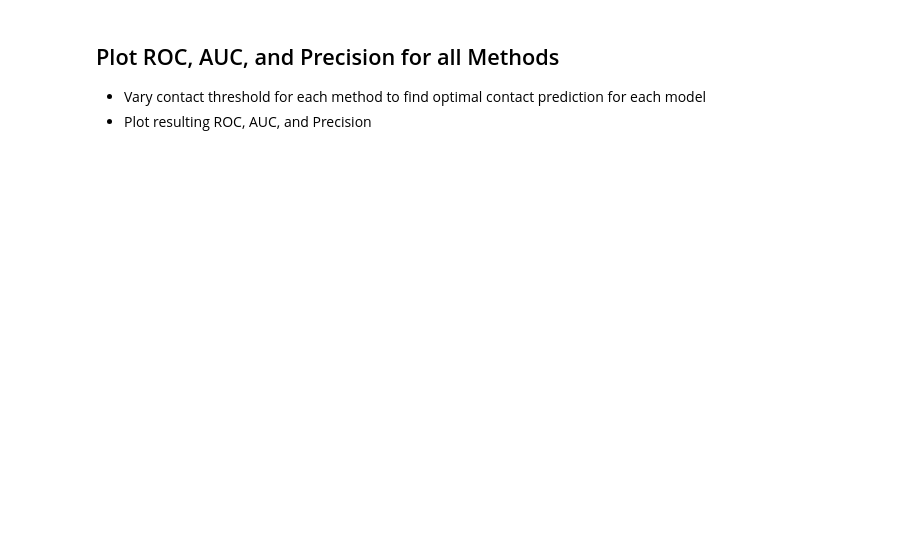
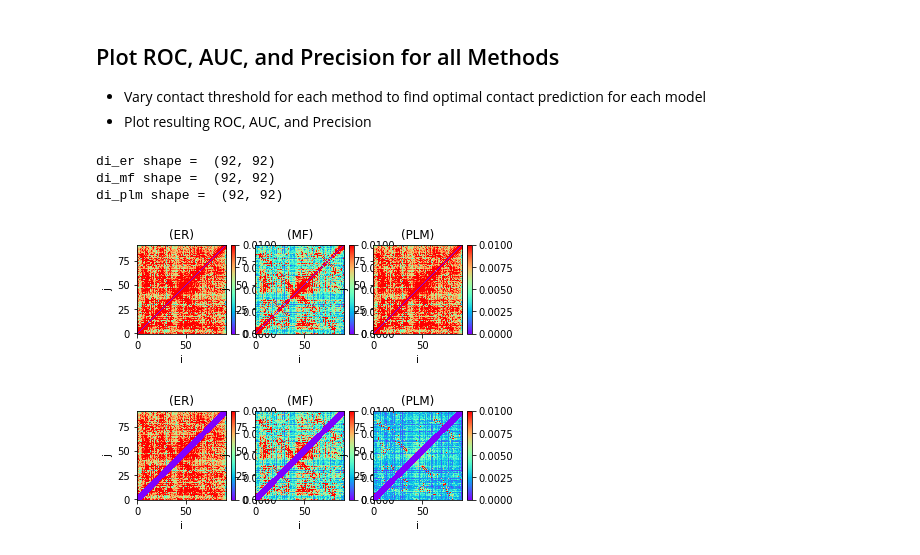
Before and after one commit to evancresswell/DCA_ER_old, a Jupyter notebook: DCA_compare_models.ipynb, the cells around one changed output. Saved outputs shown, nothing was run; the diff lists cells and outputs as text; code cells hidden in the pictures; blank space fills up the shorter version.

```diff
--- a/DCA_compare_models.ipynb
+++ b/DCA_compare_models.ipynb
@@ -446,6 +458,10 @@ plt.show()
 
 distance_enforced = True
 if distance_enforced:
+    # Generate Direct Information matrix
+    di_er_dr = np.zeros((N,N))
+    di_mf_dr = np.zeros((N,N))
+    di_plm_dr = np.zeros((N,N))
     #di_er_dr = tools.distance_restr(di_er,s_index,make_large=False)
     #di_mf_dr = tools.distance_restr(di_mf,s_index,make_large=False)
     #di_plm_dr = tools.distance_restr(di_plm,s_index,make_large=False)
@@ -484,30 +500,36 @@ plt.colorbar(fraction=0.045, pad=0.05)
 plt.show()
 
 # find optimal threshold of distance for both DCA and ER
 ct_thres = np.linspace(1.5,10.,18,endpoint=True)
 n = ct_thres.shape[0]
 
 auc_mf = np.zeros(n)
 auc_er = np.zeros(n)
 auc_plm = np.zeros(n)
 
 for i in range(n):
     p,tp,fp = tools.roc_curve(ct_distal,di_mf_dr,ct_thres[i])
     auc_mf[i] = tp.sum()/tp.shape[0]
 
     p,tp,fp = tools.roc_curve(ct_distal,di_er_dr,ct_thres[i])
     auc_er[i] = tp.sum()/tp.shape[0]
 
     p,tp,fp = tools.roc_curve(ct_distal,di_plm,ct_thres[i])
     auc_plm[i] = tp.sum()/tp.shape[0]
 
 i0_mf = np.argmax(auc_mf)
 i0_er = np.argmax(auc_er)
 i0_plm = np.argmax(auc_plm)
 
 
 p0_mf,tp0_mf,fp0_mf = tools.roc_curve(ct_distal,di_mf_dr,ct_thres[i0_mf])
 p0_er,tp0_er,fp0_er = tools.roc_curve(ct_distal,di_er_dr,ct_thres[i0_er])
 p0_plm,tp0_plm,fp0_plm = tools.roc_curve(ct_distal,di_plm,ct_thres[i0_plm])
 
 tools.hide_toggle()
+# %% [output]
+di_er shape =  (92, 92)
+di_mf shape =  (92, 92)
+di_plm shape =  (92, 92)
+[figure, added]
+[figure, added]
```
Also changed, not shown: parts of 10 cells of this notebook, 7 other files.
